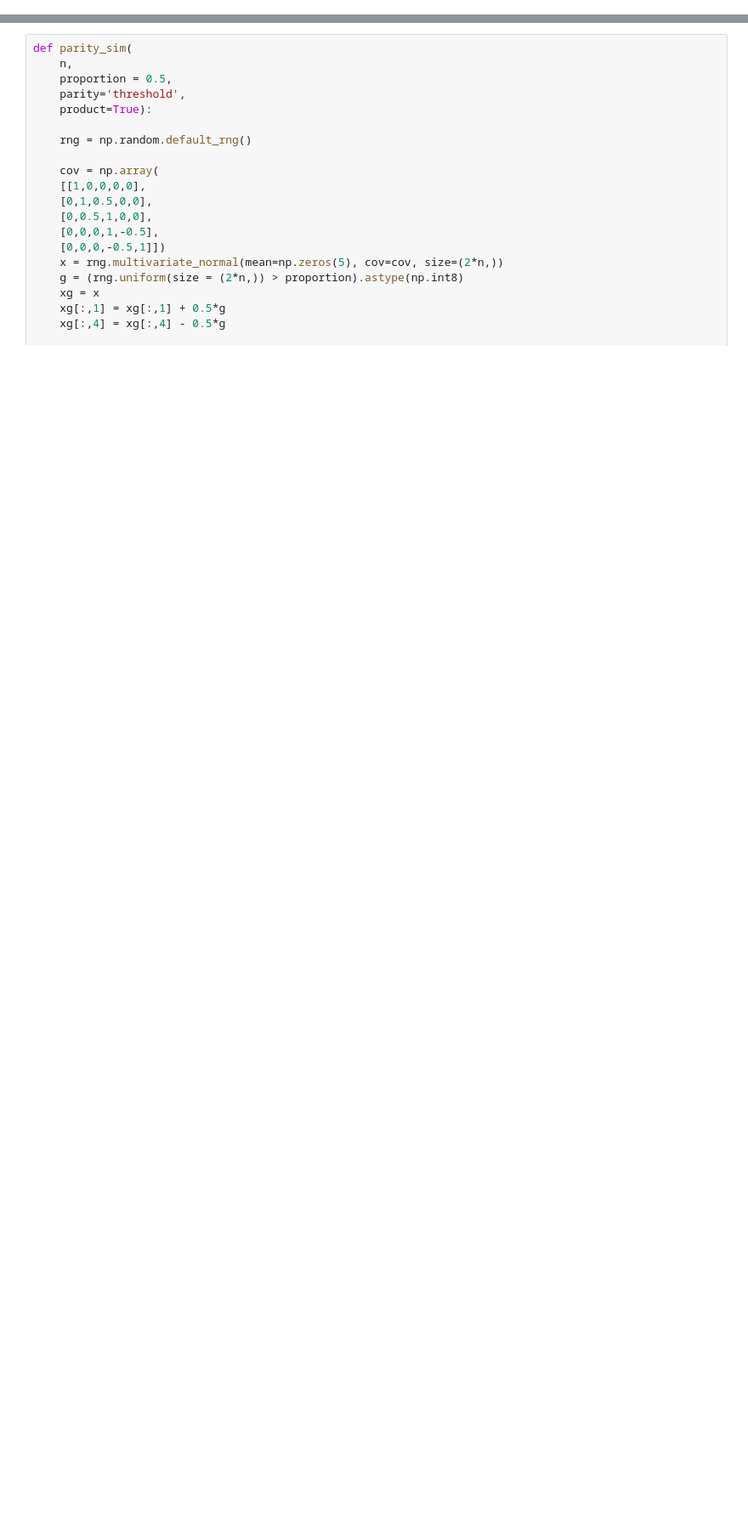
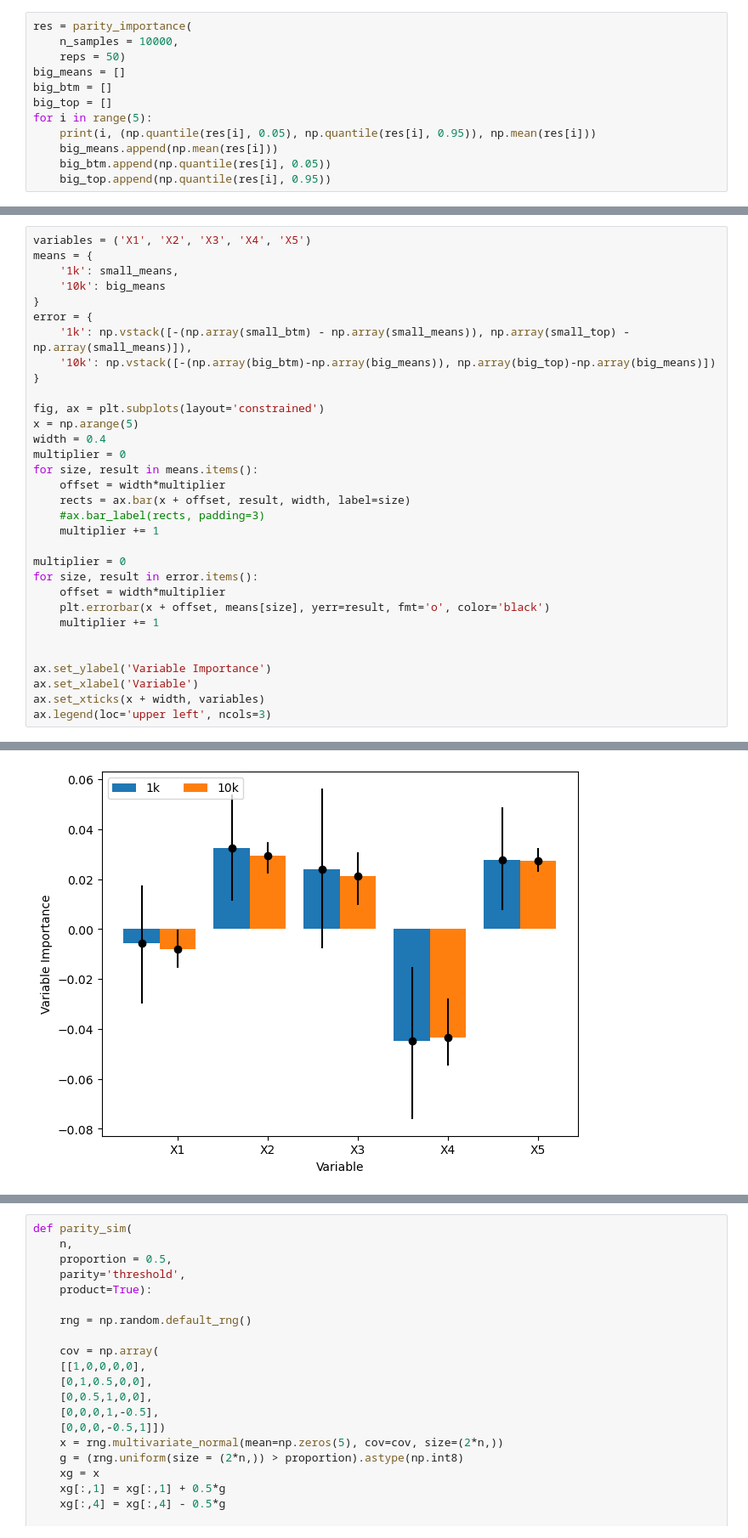
Before and after one commit to alexanderoa/tl_fairness, a Jupyter notebook: notebooks/parity.ipynb, the cells around one changed output, grey strips where cells are left out. Shown at 85% size. Cells and saved outputs as stored; diff of their text form; blank space fills up the shorter version.

```diff
--- a/notebooks/parity.ipynb
+++ b/notebooks/parity.ipynb
@@ -54,0 +128,12 @@ eif = phi - np.mean(phi)
+# %%
+res = parity_importance(
+    n_samples = 10000,
+    reps = 50)
+big_means = []
+big_btm = []
+big_top = []
+for i in range(5):
+    print(i, (np.quantile(res[i], 0.05), np.quantile(res[i], 0.95)), np.mean(res[i]))
+    big_means.append(np.mean(res[i]))
+    big_btm.append(np.quantile(res[i], 0.05))
+    big_top.append(np.quantile(res[i], 0.95))
@@ -54,0 +146,33 @@ eif = phi - np.mean(phi)
+# %%
+variables = ('X1', 'X2', 'X3', 'X4', 'X5')
+means = {
+    '1k': small_means,
+    '10k': big_means
+}
+error = {
+    '1k': np.vstack([-(np.array(small_btm) - np.array(small_means)), np.array(small_top) - np.array(small_means)]),
+    '10k': np.vstack([-(np.array(big_btm)-np.array(big_means)), np.array(big_top)-np.array(big_means)])
+}
+
+fig, ax = plt.subplots(layout='constrained')
+x = np.arange(5)
+width = 0.4
+multiplier = 0
+for size, result in means.items():
+    offset = width*multiplier
+    rects = ax.bar(x + offset, result, width, label=size)
+    #ax.bar_label(rects, padding=3)
+    multiplier += 1
+
+multiplier = 0
+for size, result in error.items():
+    offset = width*multiplier
+    plt.errorbar(x + offset, means[size], yerr=result, fmt='o', color='black')
+    multiplier += 1
+
+
+ax.set_ylabel('Variable Importance')
+ax.set_xlabel('Variable')
+ax.set_xticks(x + width, variables)
+ax.legend(loc='upper left', ncols=3)
+# %% [output]
@@ -54,0 +180 @@ eif = phi - np.mean(phi)
+[figure, added]
```
Also changed, not shown: parts of 13 cells of this notebook, 7 other files.
